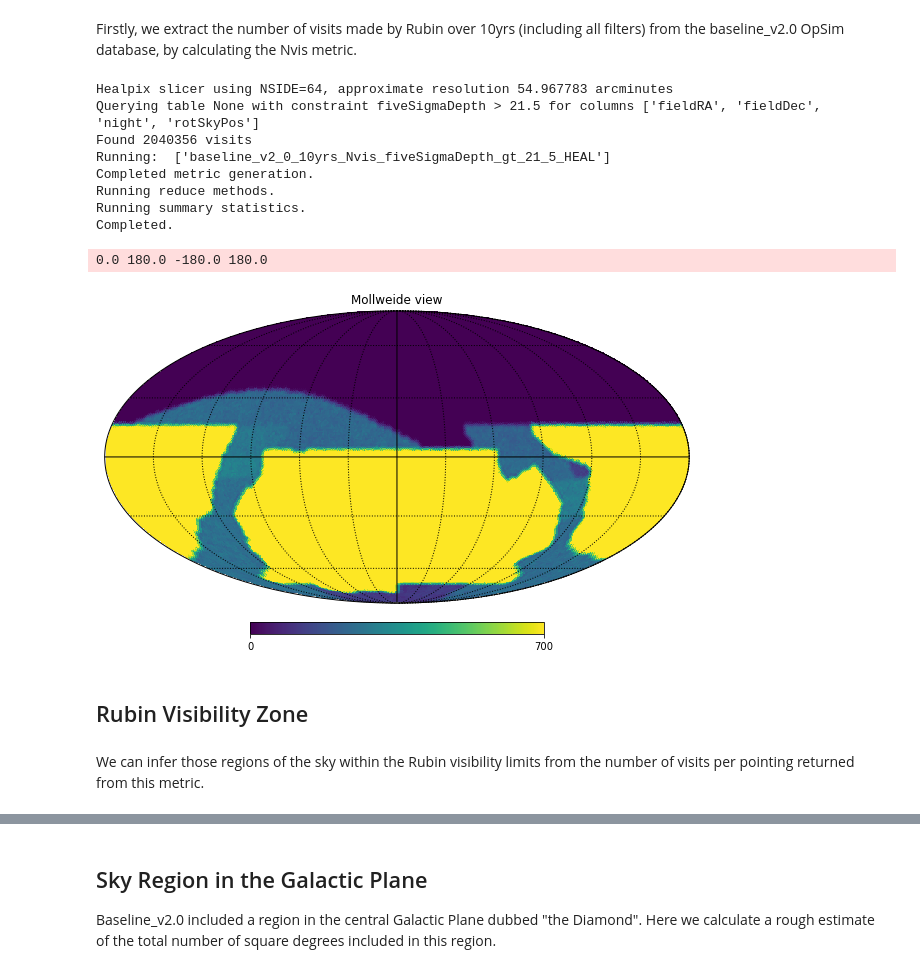
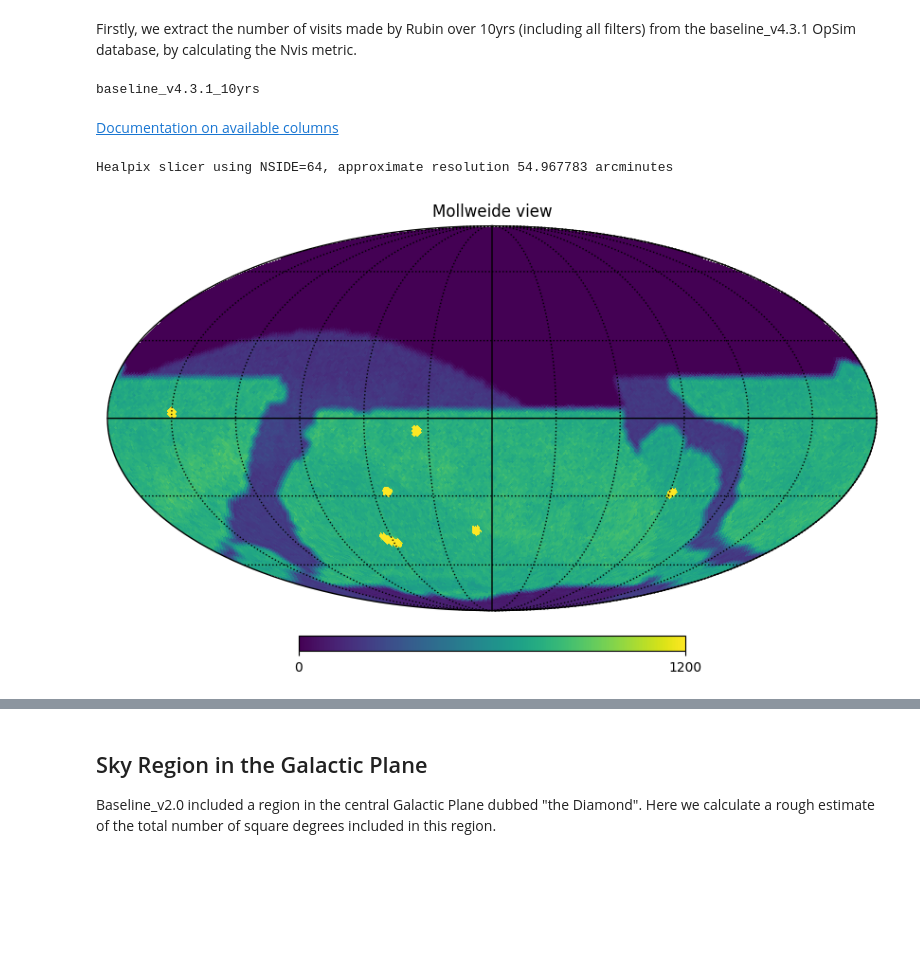
Before and after one commit to LSST-TVSSC/software_tools, a Jupyter notebook: Rubin_baseline_footprint.ipynb, the cells around one changed output, grey strips where cells are left out. Saved outputs shown, nothing was run; the diff lists cells and outputs as text; code cells hidden in the pictures; blank space fills up the shorter version.

```diff
--- a/Rubin_baseline_footprint.ipynb
+++ b/Rubin_baseline_footprint.ipynb
@@ -14,43 +15,37 @@ from astropy.io import fits
 # %% [markdown]
-Firstly, we extract the number of visits made by Rubin over 10yrs (including all filters) from the baseline_v2.0 OpSim database, by calculating the Nvis metric.
+Firstly, we extract the number of visits made by Rubin over 10yrs (including all filters) from the baseline_v4.3.1 OpSim database, by calculating the Nvis metric.
 # %%
-opsim_db_file = '/Users/rstreet1/rubin_sim_data/sim_baseline/baseline_v2.0_10yrs.db'
-opsim_db = maf.OpsimDatabase(opsim_db_file)
-runName = path.split(opsim_db_file)[-1].replace('.db', '')
+#opsim_db_file = '/Users/rstreet/rubin_sim_data/sim_baseline/baseline_v4.3.1_10yrs.db'
+opsdb = get_baseline()
+runName = path.basename(opsdb).replace('.db','')
+print(runName)
+# %% [output]
+baseline_v4.3.1_10yrs
+# %% [markdown]
+[Documentation on available columns](https://rubin-scheduler.lsst.io/fbs-output-schema.html)
 # %%
 NSIDE = 64
 NPIX = hp.nside2npix(NSIDE)
+outDir = '/Users/rstreet/LSST/SCOC/Survey_Footprint'
 
 bundleList = []
-metric1 = maf.metrics.CountMetric(col=['night'], metricName='Nvis')
+metric1 = maf.metrics.CountMetric(col='observationStartMJD', metric_name='Nvisits')
 constraint = 'fiveSigmaDepth > 21.5'
-slicer = maf.slicers.HealpixSlicer(nside=NSIDE, useCache=False)
+slicer = maf.slicers.HealpixSlicer(nside=NSIDE, use_cache=False)
 plotDict = {'colorMax': 950}
-bundleList.append(maf.MetricBundle(metric1, slicer, constraint, runName=runName, plotDict=plotDict))
-bundleDict = maf.metricBundles.makeBundlesDictFromList(bundleList)
-bundleGroup = maf.MetricBundleGroup(bundleDict, opsim_db, outDir='test', resultsDb=None)
-bundleGroup.runAll()
+
+bundle = maf.MetricBundle(metric1, slicer, constraint, run_name=runName, plot_dict=plotDict)
+bgroup = maf.MetricBundleGroup({'nvisits': bundle}, opsdb, out_dir=outDir, results_db=None)
+
+bgroup.run_all()
 # %% [output]
 Healpix slicer using NSIDE=64, approximate resolution 54.967783 arcminutes
-Querying table None with constraint fiveSigmaDepth > 21.5 for columns ['fieldRA', 'fieldDec', 'night', 'rotSkyPos']
-Found 2040356 visits
-Running:  ['baseline_v2_0_10yrs_Nvis_fiveSigmaDepth_gt_21_5_HEAL']
-Completed metric generation.
-Running reduce methods.
-Running summary statistics.
-Completed.
 # %%
-outputName = 'baseline_v2_0_10yrs_Nvis_fiveSigmaDepth_gt_21_5_HEAL'
-metricData = bundleDict[outputName].metricValues.filled(0.0)
+metricData = bgroup.bundle_dict['nvisits'].metric_values.filled(0.0)
 fig = plt.figure(1,(10,10))
-hp.mollview(metricData, min=0, max=700)
+hp.mollview(metricData, min=0, max=1200)
 hp.graticule()
 plt.tight_layout()
 plt.close(1)
 # %% [output]
-0.0 180.0 -180.0 180.0
-[figure, old version]
+[figure, new version]
-# %% [markdown]
-## Rubin Visibility Zone
-# %% [markdown]
-We can infer those regions of the sky within the Rubin visibility limits from the number of visits per pointing returned from this metric.
```
Also changed, not shown: parts of 20 cells of this notebook.
